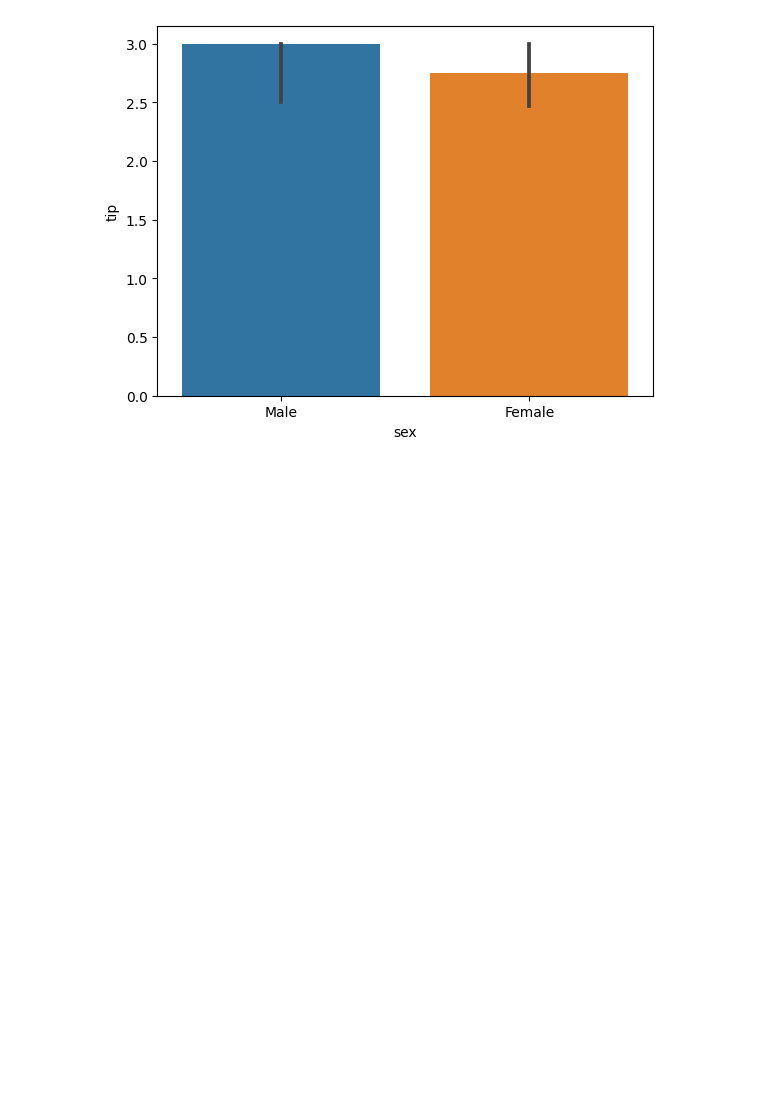
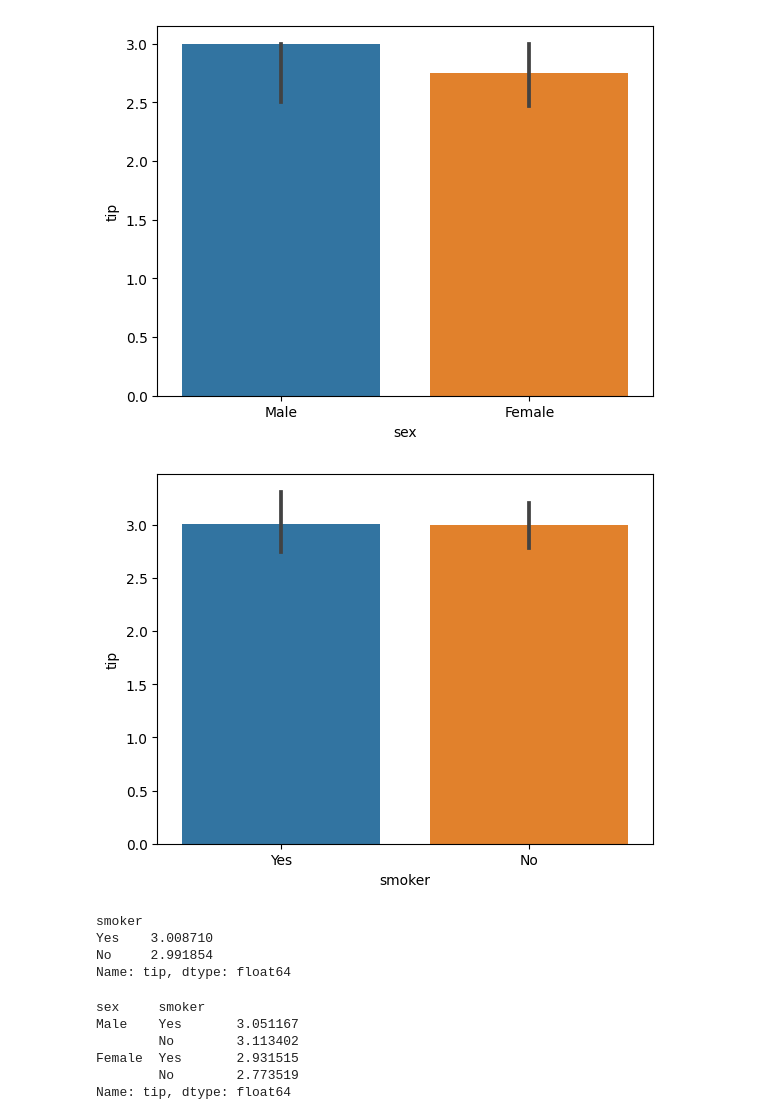
Before and after one commit to kiminhonawa/python, a Jupyter notebook: py17_seaborn.ipynb, the cells around one changed output. Cells and saved outputs as stored; diff of their text form; code cells hidden in the pictures; blank space fills up the shorter version.

```diff
--- a/py17_seaborn.ipynb
+++ b/py17_seaborn.ipynb
@@ -167,5 +167,26 @@ sns.barplot(data=tips, x='sex', y='tip', estimator=np.median)
 plt.show()
 # %% [output]
 [figure]
+# %%
+# 흡연여부별 tip의 평균을 시각화
+sns.barplot(data=tips, x='smoker', y='tip')
+plt.show()
+# %% [output]
+[figure, added]
+# %%
+tips.groupby('smoker').tip.mean()
+# %% [output]
+smoker
+Yes    3.008710
+No     2.991854
+Name: tip, dtype: float64
 # %%
-# 흡연여부별 tip의 평균을 시각화
+# 성별 흡연여부별 tip의 평균을 시각화
+tips.groupby(['sex', 'smoker']).tip.mean()
+# %% [output]
+sex     smoker
+Male    Yes       3.051167
+        No        3.113402
+Female  Yes       2.931515
+        No        2.773519
+Name: tip, dtype: float64
```
Also changed, not shown: parts of 18 cells of this notebook.
